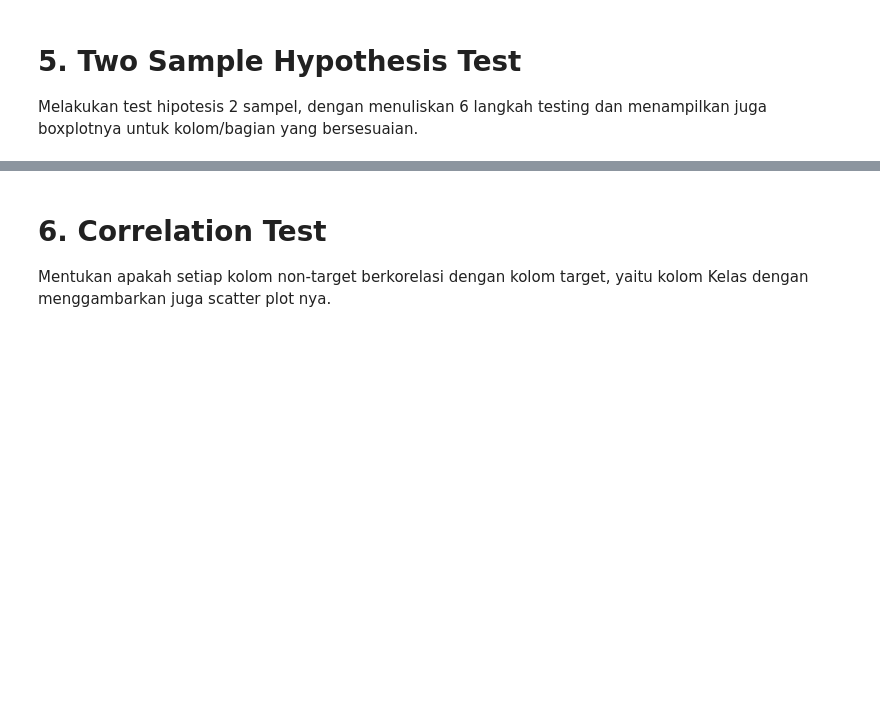
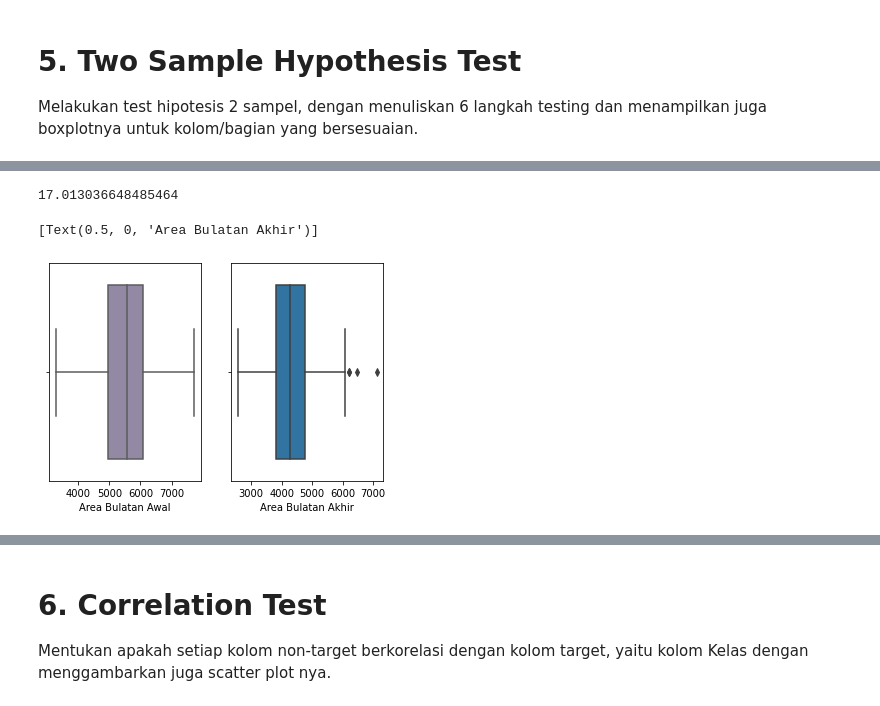
Before and after one commit to alifbhadrika/data-statistical-analysis, a Jupyter notebook: K04-T1-IF2220-13519186.ipynb, the cells around one changed output, grey strips where cells are left out. Drawn from its saved outputs; the diff is of its cells as text; code cells hidden in the pictures; blank space fills up the shorter version.

```diff
--- a/K04-T1-IF2220-13519186.ipynb
+++ b/K04-T1-IF2220-13519186.ipynb
@@ -329,0 +414,31 @@ digunakan</b><br>
+# %%
+nPopulation = data['AreaBulatan'].count()
+
+# area atas dan bawah AreaBulatan jika populasi AreaBulatan dibagi 2 sama rata
+atasAreaBulatan = data['AreaBulatan'].iloc[range(int(nPopulation/2))]
+bawahAreaBulatan = data['AreaBulatan'].iloc[range(int((nPopulation/2)),nPopulation)]
+
+# σ1 adalah standar deviasi bagian atas dan σ2 standar deviasi bagian bawah
+sigma1 = atasAreaBulatan.std()
+sigma2 = bawahAreaBulatan.std()
+
+# x̄1 dan x̄2 dari data bagian atas dan bawah
+mean1 = atasAreaBulatan.mean()
+mean2 = bawahAreaBulatan.mean()
+
+# menghitung z score area bulatan
+d0 = 0
+n1 = atasAreaBulatan.count()
+n2 = bawahAreaBulatan.count()
+zscoreAreaBulatan = ((mean1 - mean2) - d0)/math.sqrt(math.pow(sigma1,2)/n1 + math.pow(sigma2,2)/n2)
+zscoreAreaBulatan
+# %% [output]
+17.013036648485464
+# %%
+# boxplot data area bulatan bagian awal dan akhir
+fig, ax = plt.subplots(1,2)
+sns.boxplot(x=atasAreaBulatan, ax=ax[0], color='#9184aa').set(xlabel='Area Bulatan Awal')
+sns.boxplot(x=bawahAreaBulatan, ax=ax[1]).set(xlabel='Area Bulatan Akhir')
+# %% [output]
+[Text(0.5, 0, 'Area Bulatan Akhir')]
+[figure, added]
```
Also changed, not shown: parts of 20 cells of this notebook.
